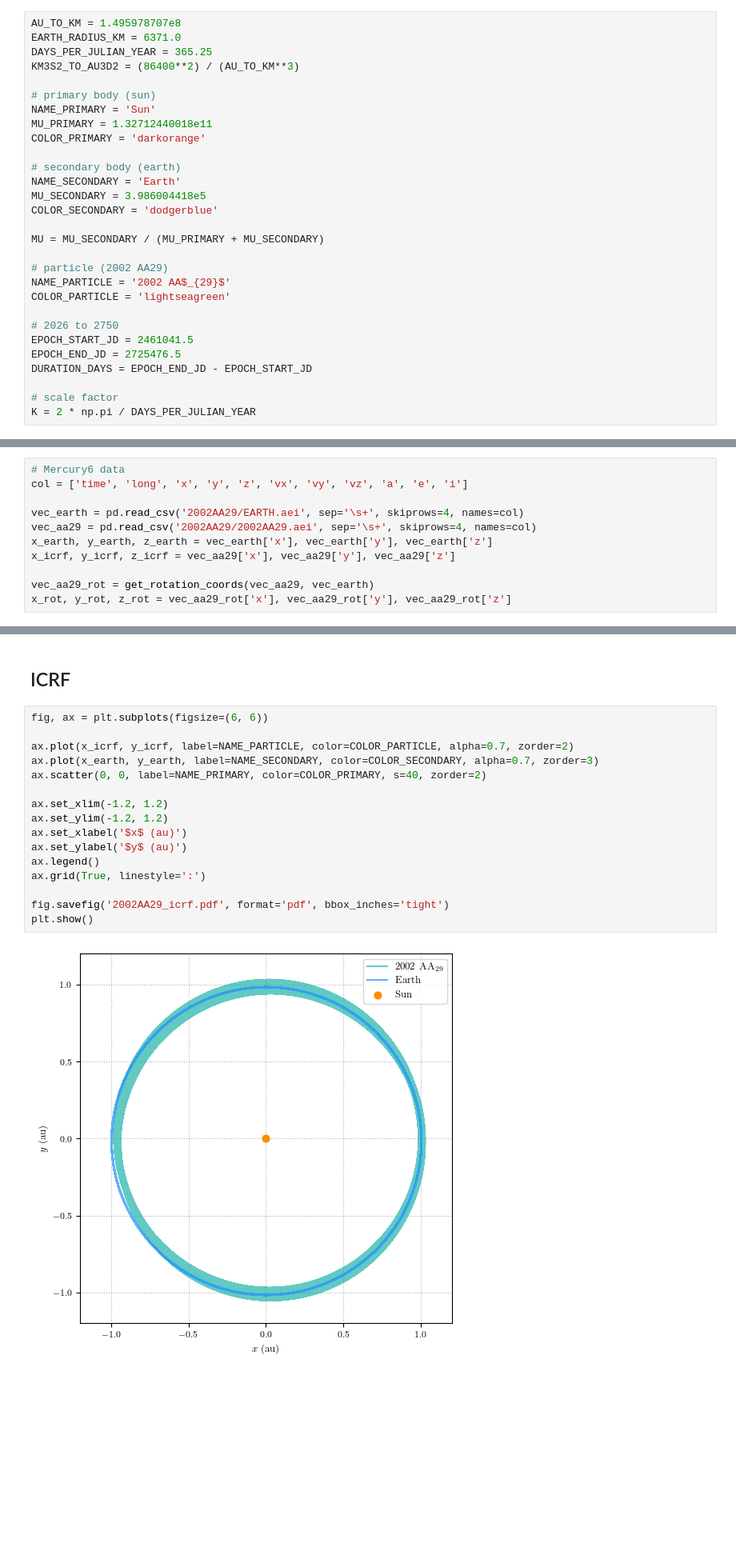
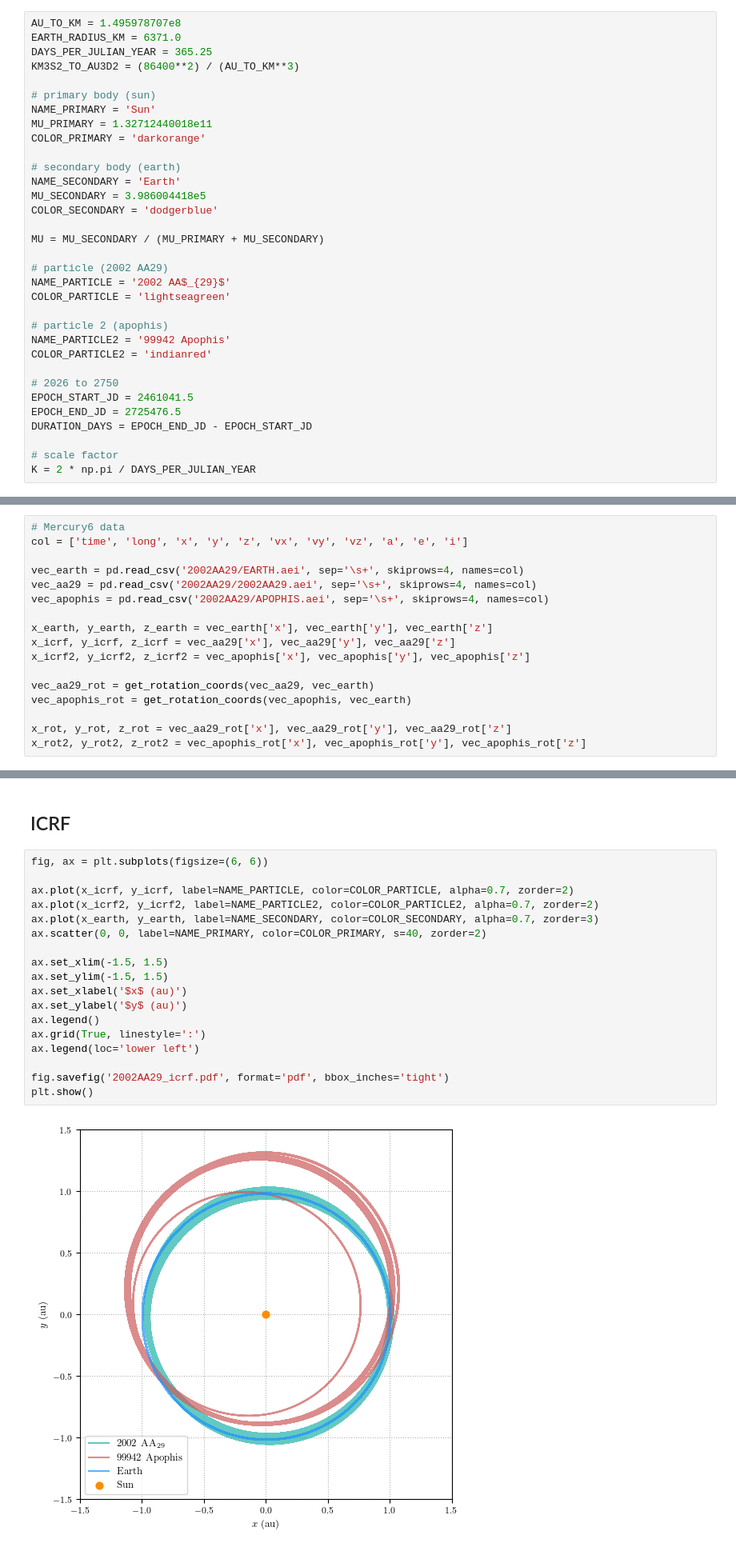
Before and after one commit to shami-momo/Workspace, a Jupyter notebook: solar_astro/NEA/2002AA29.ipynb, the cells around one changed output, grey strips where cells are left out. Shown at 80% size. Saved outputs shown, nothing was run; the diff lists cells and outputs as text; blank space fills up the shorter version.

```diff
--- a/solar_astro/NEA/2002AA29.ipynb
+++ b/solar_astro/NEA/2002AA29.ipynb
@@ -42,6 +42,10 @@ MU = MU_SECONDARY / (MU_PRIMARY + MU_SECONDARY)
 NAME_PARTICLE = '2002 AA$_{29}$'
 COLOR_PARTICLE = 'lightseagreen'
 
+# particle 2 (apophis)
+NAME_PARTICLE2 = '99942 Apophis'
+COLOR_PARTICLE2 = 'indianred'
+
 # 2026 to 2750
 EPOCH_START_JD = 2461041.5
 EPOCH_END_JD = 2725476.5
@@ -101,11 +105,17 @@ col = ['time', 'long', 'x', 'y', 'z', 'vx', 'vy', 'vz', 'a', 'e', 'i']
 
 vec_earth = pd.read_csv('2002AA29/EARTH.aei', sep='\s+', skiprows=4, names=col)
 vec_aa29 = pd.read_csv('2002AA29/2002AA29.aei', sep='\s+', skiprows=4, names=col)
+vec_apophis = pd.read_csv('2002AA29/APOPHIS.aei', sep='\s+', skiprows=4, names=col)
+
 x_earth, y_earth, z_earth = vec_earth['x'], vec_earth['y'], vec_earth['z']
 x_icrf, y_icrf, z_icrf = vec_aa29['x'], vec_aa29['y'], vec_aa29['z']
+x_icrf2, y_icrf2, z_icrf2 = vec_apophis['x'], vec_apophis['y'], vec_apophis['z']
 
 vec_aa29_rot = get_rotation_coords(vec_aa29, vec_earth)
+vec_apophis_rot = get_rotation_coords(vec_apophis, vec_earth)
+
 x_rot, y_rot, z_rot = vec_aa29_rot['x'], vec_aa29_rot['y'], vec_aa29_rot['z']
+x_rot2, y_rot2, z_rot2 = vec_apophis_rot['x'], vec_apophis_rot['y'], vec_apophis_rot['z']
 # %%
 # Horizons Data
 duration_years = 100
@@ -132,21 +142,23 @@ x_rot_hor, y_rot_hor, z_rot_hor = vec_aa29_hor_rot['x'], vec_aa29_hor_rot['y'],
 # %%
 fig, ax = plt.subplots(figsize=(6, 6))
 
 ax.plot(x_icrf, y_icrf, label=NAME_PARTICLE, color=COLOR_PARTICLE, alpha=0.7, zorder=2)
+ax.plot(x_icrf2, y_icrf2, label=NAME_PARTICLE2, color=COLOR_PARTICLE2, alpha=0.7, zorder=2)
 ax.plot(x_earth, y_earth, label=NAME_SECONDARY, color=COLOR_SECONDARY, alpha=0.7, zorder=3)
 ax.scatter(0, 0, label=NAME_PRIMARY, color=COLOR_PRIMARY, s=40, zorder=2)
 
-ax.set_xlim(-1.2, 1.2)
-ax.set_ylim(-1.2, 1.2)
+ax.set_xlim(-1.5, 1.5)
+ax.set_ylim(-1.5, 1.5)
 ax.set_xlabel('$x$ (au)')
 ax.set_ylabel('$y$ (au)')
 ax.legend()
 ax.grid(True, linestyle=':')
+ax.legend(loc='lower left')
 
 fig.savefig('2002AA29_icrf.pdf', format='pdf', bbox_inches='tight')
 plt.show()
 # %% [output]
-[figure, old version]
+[figure, new version]
 # %% [markdown]
 ## Earth-centric Rotational Coordinates
 # %% [markdown]
```
Also changed, not shown: 3 other files.
